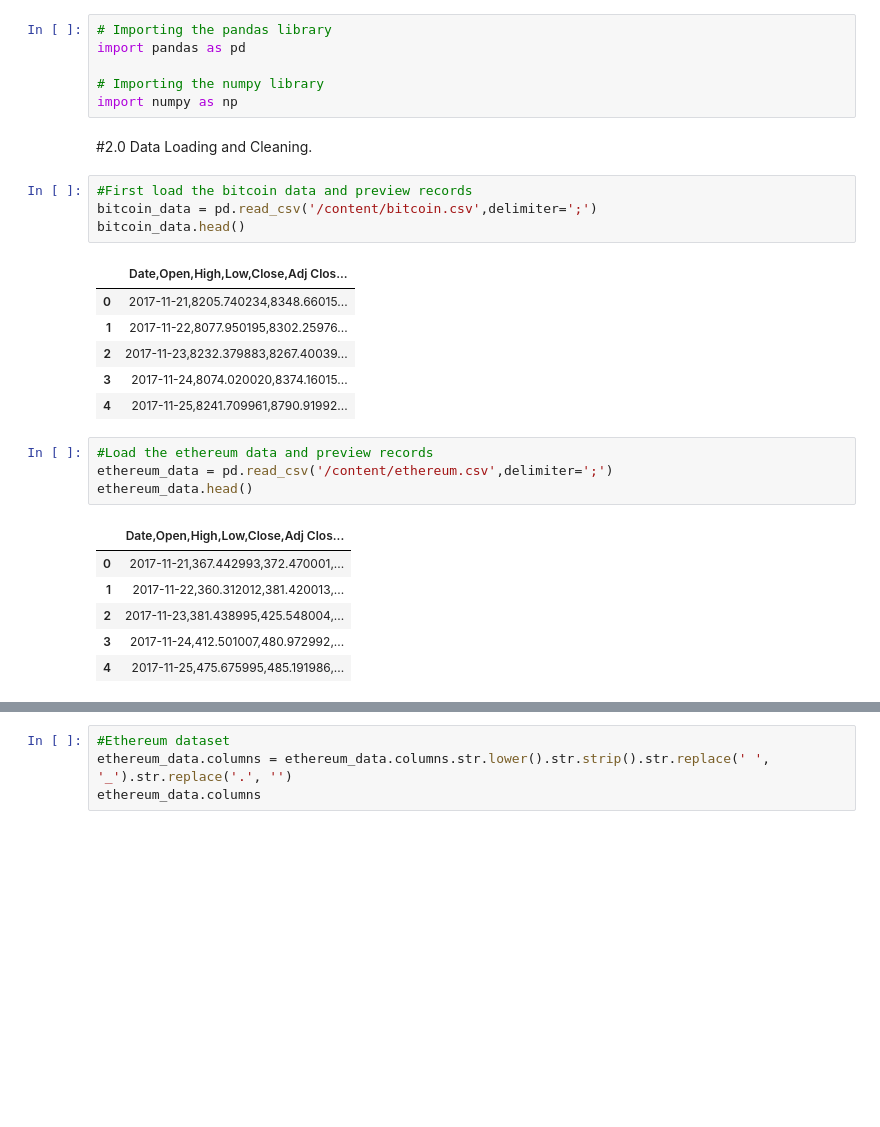
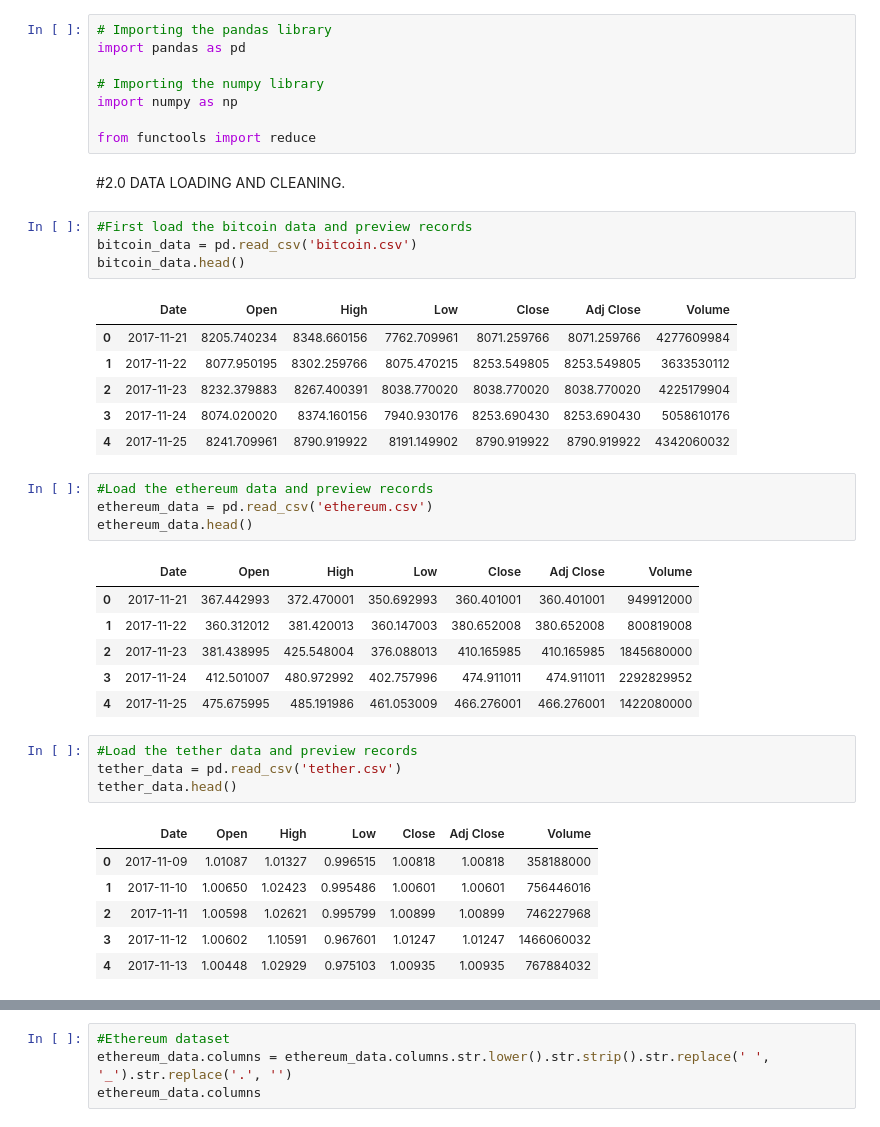
Before and after one commit to DaveChui/ANALYSIS-OF-BITCOIN-AND-ETHERIUM-CRYPTOCURRENCY, a Jupyter notebook: DS14_GROUP_IV_PROJECT_2022_02_CRYPTO_ANALYSIS.ipynb, the cells around one changed output, grey strips where cells are left out. Drawn from its saved outputs; the diff is of its cells as text; blank space fills up the shorter version.

```diff
--- a/DS14_GROUP_IV_PROJECT_2022_02_CRYPTO_ANALYSIS.ipynb
+++ b/DS14_GROUP_IV_PROJECT_2022_02_CRYPTO_ANALYSIS.ipynb
@@ -8,28 +8,41 @@ import pandas as pd
 
 # Importing the numpy library
 import numpy as np
+
+from functools import reduce
-# %% [markdown]
-#2.0 Data Loading and Cleaning.
+# %% [markdown]
+#2.0 DATA LOADING AND CLEANING.
 # %%
 #First load the bitcoin data and preview records
-bitcoin_data = pd.read_csv('/content/bitcoin.csv',delimiter=';')
+bitcoin_data = pd.read_csv('bitcoin.csv')
 bitcoin_data.head()
 # %% [output]
-|  | Date,Open,High,Low,Close,Adj Clos... |
-| 0 | 2017-11-21,8205.740234,8348.66015... |
-| 1 | 2017-11-22,8077.950195,8302.25976... |
-| 2 | 2017-11-23,8232.379883,8267.40039... |
-| 3 | 2017-11-24,8074.020020,8374.16015... |
-| 4 | 2017-11-25,8241.709961,8790.91992... |
+|  | Date | Open | High | Low | Close | Adj Close | Volume |
+| 0 | 2017-11-21 | 8205.740234 | 8348.660156 | 7762.709961 | 8071.259766 | 8071.259766 | 4277609984 |
+| 1 | 2017-11-22 | 8077.950195 | 8302.259766 | 8075.470215 | 8253.549805 | 8253.549805 | 3633530112 |
+| 2 | 2017-11-23 | 8232.379883 | 8267.400391 | 8038.770020 | 8038.770020 | 8038.770020 | 4225179904 |
+| 3 | 2017-11-24 | 8074.020020 | 8374.160156 | 7940.930176 | 8253.690430 | 8253.690430 | 5058610176 |
+| 4 | 2017-11-25 | 8241.709961 | 8790.919922 | 8191.149902 | 8790.919922 | 8790.919922 | 4342060032 |
 # %%
 #Load the ethereum data and preview records
-ethereum_data = pd.read_csv('/content/ethereum.csv',delimiter=';')
+ethereum_data = pd.read_csv('ethereum.csv')
 ethereum_data.head()
 # %% [output]
-|  | Date,Open,High,Low,Close,Adj Clos... |
-| 0 | 2017-11-21,367.442993,372.470001,... |
-| 1 | 2017-11-22,360.312012,381.420013,... |
-| 2 | 2017-11-23,381.438995,425.548004,... |
-| 3 | 2017-11-24,412.501007,480.972992,... |
-| 4 | 2017-11-25,475.675995,485.191986,... |
+|  | Date | Open | High | Low | Close | Adj Close | Volume |
+| 0 | 2017-11-21 | 367.442993 | 372.470001 | 350.692993 | 360.401001 | 360.401001 | 949912000 |
+| 1 | 2017-11-22 | 360.312012 | 381.420013 | 360.147003 | 380.652008 | 380.652008 | 800819008 |
+| 2 | 2017-11-23 | 381.438995 | 425.548004 | 376.088013 | 410.165985 | 410.165985 | 1845680000 |
+| 3 | 2017-11-24 | 412.501007 | 480.972992 | 402.757996 | 474.911011 | 474.911011 | 2292829952 |
+| 4 | 2017-11-25 | 475.675995 | 485.191986 | 461.053009 | 466.276001 | 466.276001 | 1422080000 |
+# %%
+#Load the tether data and preview records
+tether_data = pd.read_csv('tether.csv')
+tether_data.head()
+# %% [output]
+|  | Date | Open | High | Low | Close | Adj Close | Volume |
+| 0 | 2017-11-09 | 1.01087 | 1.01327 | 0.996515 | 1.00818 | 1.00818 | 358188000 |
+| 1 | 2017-11-10 | 1.00650 | 1.02423 | 0.995486 | 1.00601 | 1.00601 | 756446016 |
+| 2 | 2017-11-11 | 1.00598 | 1.02621 | 0.995799 | 1.00899 | 1.00899 | 746227968 |
+| 3 | 2017-11-12 | 1.00602 | 1.10591 | 0.967601 | 1.01247 | 1.01247 | 1466060032 |
+| 4 | 2017-11-13 | 1.00448 | 1.02929 | 0.975103 | 1.00935 | 1.00935 | 767884032 |
 # %%
```
Also changed, not shown: parts of 76 cells of this notebook.
